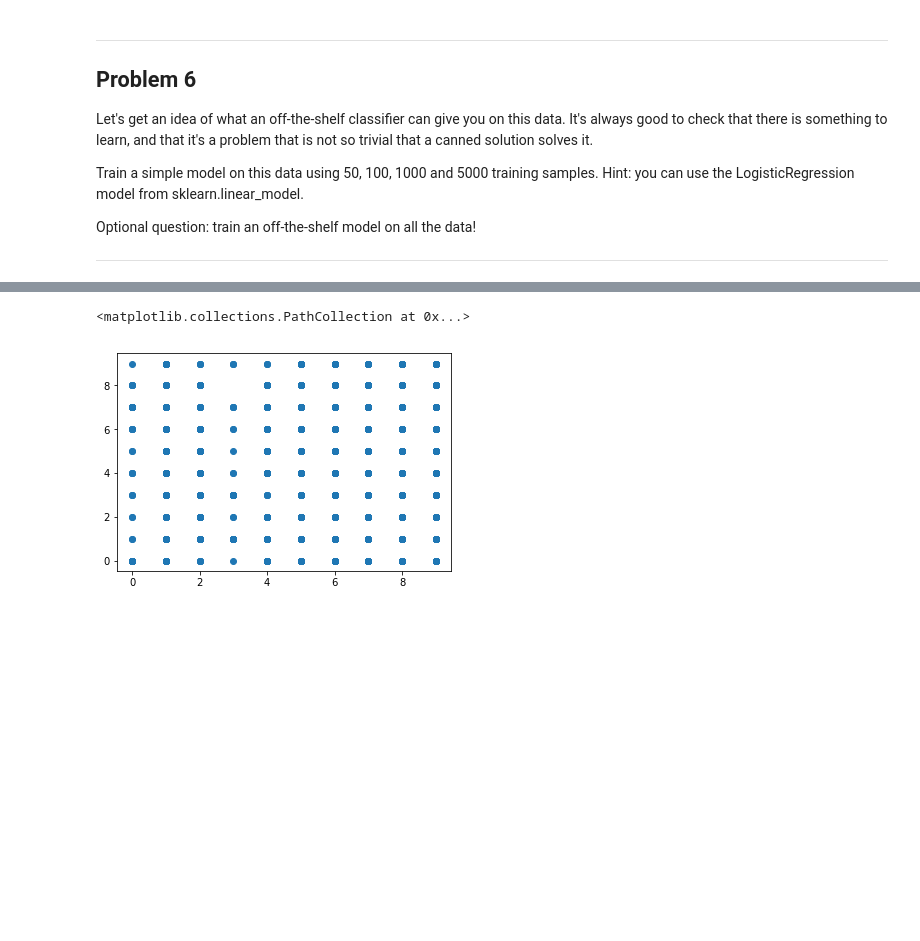
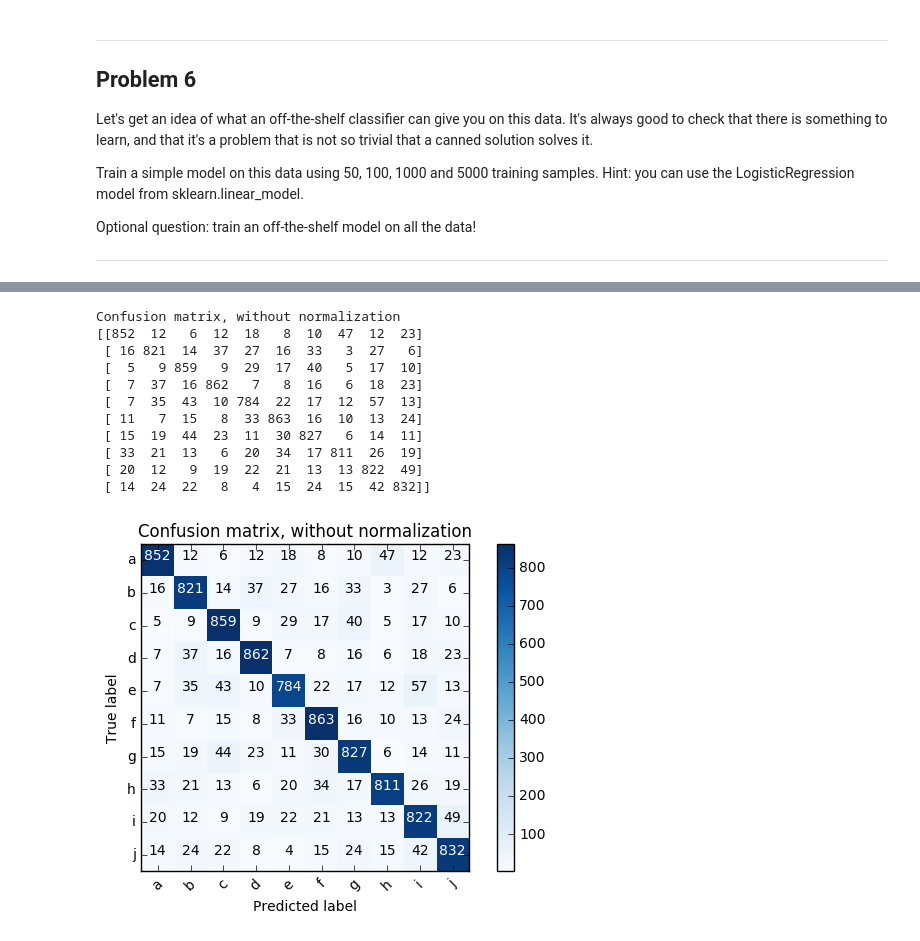
Before and after one commit to EricIO/udacity-deep-learning, a Jupyter notebook: 1_notmnist.ipynb, the cells around one changed output, grey strips where cells are left out. Cells and saved outputs as stored; diff of their text form; code cells hidden in the pictures; blank space fills up the shorter version.

```diff
--- a/1_notmnist.ipynb
+++ b/1_notmnist.ipynb
@@ -457,9 +493,21 @@ model.score(validation_dataset_shaped, valid_labels)
-# %%
-predictions = model.predict(test_dataset_shaped)
-plt.scatter(predictions, test_labels)
-# %% [output]
-<matplotlib.collections.PathCollection at 0x...>
-[figure, removed]
+# %%
+predictions = model.predict(test_dataset_shaped)
+cm = confusion_matrix(test_labels, predictions)
+plot_confusion_matrix(cm, classes=['a','b','c','d','e','f','g','h','i','j'],
+                      title='Confusion matrix, without normalization')
+# %% [output]
+Confusion matrix, without normalization
+[[852  12   6  12  18   8  10  47  12  23]
+ [ 16 821  14  37  27  16  33   3  27   6]
+ [  5   9 859   9  29  17  40   5  17  10]
+ [  7  37  16 862   7   8  16   6  18  23]
+ [  7  35  43  10 784  22  17  12  57  13]
+ [ 11   7  15   8  33 863  16  10  13  24]
+ [ 15  19  44  23  11  30 827   6  14  11]
+ [ 33  21  13   6  20  34  17 811  26  19]
+ [ 20  12   9  19  22  21  13  13 822  49]
+ [ 14  24  22   8   4  15  24  15  42 832]]
+[figure, added]
 # %%
 # 5000 samples
 logReg = LogisticRegression()
```
Also changed, not shown: parts of 17 cells of this notebook, 1 other file.
